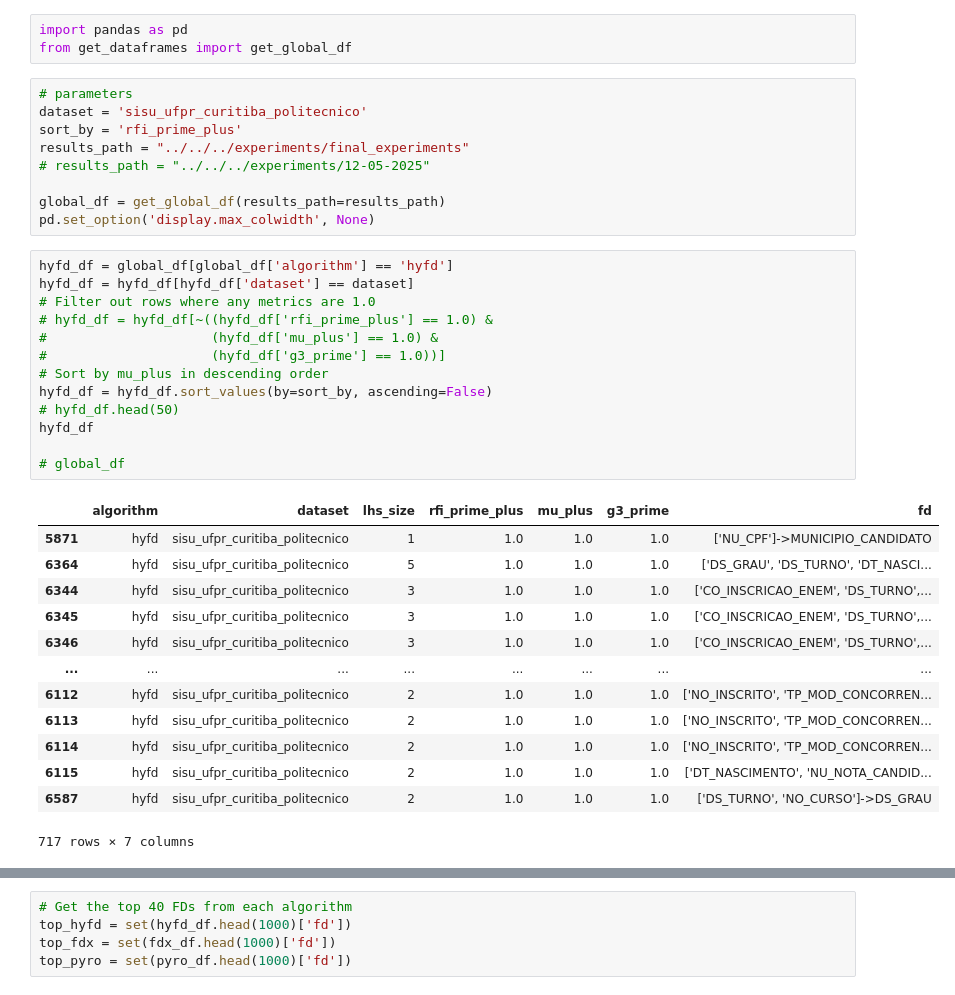
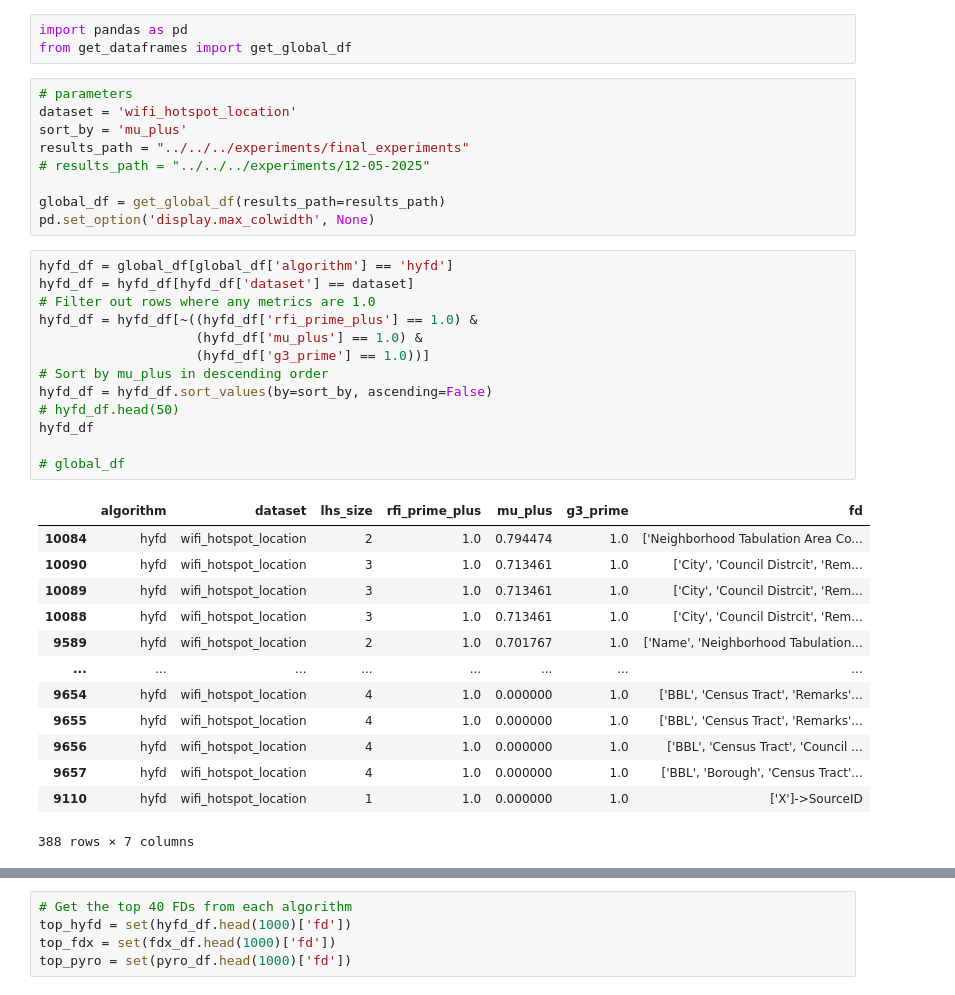
Before and after one commit to AlexF99/tcc, a Jupyter notebook: src/metrics/visualizations/rankings.ipynb, the cells around one changed output, grey strips where cells are left out. Saved outputs shown, nothing was run; the diff lists cells and outputs as text.

```diff
--- a/src/metrics/visualizations/rankings.ipynb
+++ b/src/metrics/visualizations/rankings.ipynb
@@ -3,8 +3,8 @@ import pandas as pd
 from get_dataframes import get_global_df
 # %%
 # parameters
-dataset = 'sisu_ufpr_curitiba_politecnico'
-sort_by = 'rfi_prime_plus'
+dataset = 'wifi_hotspot_location'
+sort_by = 'mu_plus'
 results_path = "../../../experiments/final_experiments"
 # results_path = "../../../experiments/12-05-2025"
 
@@ -13,30 +13,30 @@ pd.set_option('display.max_colwidth', None)
 # %%
 hyfd_df = global_df[global_df['algorithm'] == 'hyfd']
 hyfd_df = hyfd_df[hyfd_df['dataset'] == dataset]
 # Filter out rows where any metrics are 1.0
-# hyfd_df = hyfd_df[~((hyfd_df['rfi_prime_plus'] == 1.0) &
-#                     (hyfd_df['mu_plus'] == 1.0) &
-#                     (hyfd_df['g3_prime'] == 1.0))]
+hyfd_df = hyfd_df[~((hyfd_df['rfi_prime_plus'] == 1.0) &
+                    (hyfd_df['mu_plus'] == 1.0) &
+                    (hyfd_df['g3_prime'] == 1.0))]
 # Sort by mu_plus in descending order
 hyfd_df = hyfd_df.sort_values(by=sort_by, ascending=False)
 # hyfd_df.head(50)
 hyfd_df
 
 # global_df
 # %% [output]
 |  | algorithm | dataset | lhs_size | rfi_prime_plus | mu_plus | g3_prime | fd |
-| 5871 | hyfd | sisu_ufpr_curitiba_politecnico | 1 | 1.0 | 1.0 | 1.0 | ['NU_CPF']->MUNICIPIO_CANDIDATO |
-| 6364 | hyfd | sisu_ufpr_curitiba_politecnico | 5 | 1.0 | 1.0 | 1.0 | ['DS_GRAU', 'DS_TURNO', 'DT_NASCI... |
-| 6344 | hyfd | sisu_ufpr_curitiba_politecnico | 3 | 1.0 | 1.0 | 1.0 | ['CO_INSCRICAO_ENEM', 'DS_TURNO',... |
-| 6345 | hyfd | sisu_ufpr_curitiba_politecnico | 3 | 1.0 | 1.0 | 1.0 | ['CO_INSCRICAO_ENEM', 'DS_TURNO',... |
-| 6346 | hyfd | sisu_ufpr_curitiba_politecnico | 3 | 1.0 | 1.0 | 1.0 | ['CO_INSCRICAO_ENEM', 'DS_TURNO',... |
+| 10084 | hyfd | wifi_hotspot_location | 2 | 1.0 | 0.794474 | 1.0 | ['Neighborhood Tabulation Area Co... |
+| 10090 | hyfd | wifi_hotspot_location | 3 | 1.0 | 0.713461 | 1.0 | ['City', 'Council Distrcit', 'Rem... |
+| 10089 | hyfd | wifi_hotspot_location | 3 | 1.0 | 0.713461 | 1.0 | ['City', 'Council Distrcit', 'Rem... |
+| 10088 | hyfd | wifi_hotspot_location | 3 | 1.0 | 0.713461 | 1.0 | ['City', 'Council Distrcit', 'Rem... |
+| 9589 | hyfd | wifi_hotspot_location | 2 | 1.0 | 0.701767 | 1.0 | ['Name', 'Neighborhood Tabulation... |
 | ... | ... | ... | ... | ... | ... | ... | ... |
-| 6112 | hyfd | sisu_ufpr_curitiba_politecnico | 2 | 1.0 | 1.0 | 1.0 | ['NO_INSCRITO', 'TP_MOD_CONCORREN... |
-| 6113 | hyfd | sisu_ufpr_curitiba_politecnico | 2 | 1.0 | 1.0 | 1.0 | ['NO_INSCRITO', 'TP_MOD_CONCORREN... |
-| 6114 | hyfd | sisu_ufpr_curitiba_politecnico | 2 | 1.0 | 1.0 | 1.0 | ['NO_INSCRITO', 'TP_MOD_CONCORREN... |
-| 6115 | hyfd | sisu_ufpr_curitiba_politecnico | 2 | 1.0 | 1.0 | 1.0 | ['DT_NASCIMENTO', 'NU_NOTA_CANDID... |
-| 6587 | hyfd | sisu_ufpr_curitiba_politecnico | 2 | 1.0 | 1.0 | 1.0 | ['DS_TURNO', 'NO_CURSO']->DS_GRAU |
+| 9654 | hyfd | wifi_hotspot_location | 4 | 1.0 | 0.000000 | 1.0 | ['BBL', 'Census Tract', 'Remarks'... |
+| 9655 | hyfd | wifi_hotspot_location | 4 | 1.0 | 0.000000 | 1.0 | ['BBL', 'Census Tract', 'Remarks'... |
+| 9656 | hyfd | wifi_hotspot_location | 4 | 1.0 | 0.000000 | 1.0 | ['BBL', 'Census Tract', 'Council ... |
+| 9657 | hyfd | wifi_hotspot_location | 4 | 1.0 | 0.000000 | 1.0 | ['BBL', 'Borough', 'Census Tract'... |
+| 9110 | hyfd | wifi_hotspot_location | 1 | 1.0 | 0.000000 | 1.0 | ['X']->SourceID |
-717 rows × 7 columns
+388 rows × 7 columns
 # %%
 fdx_df = global_df[global_df['algorithm'] == 'fdx']
 fdx_df = fdx_df[fdx_df['dataset'] == dataset]
```
Also changed, not shown: parts of 6 cells of this notebook, 2 other files.
